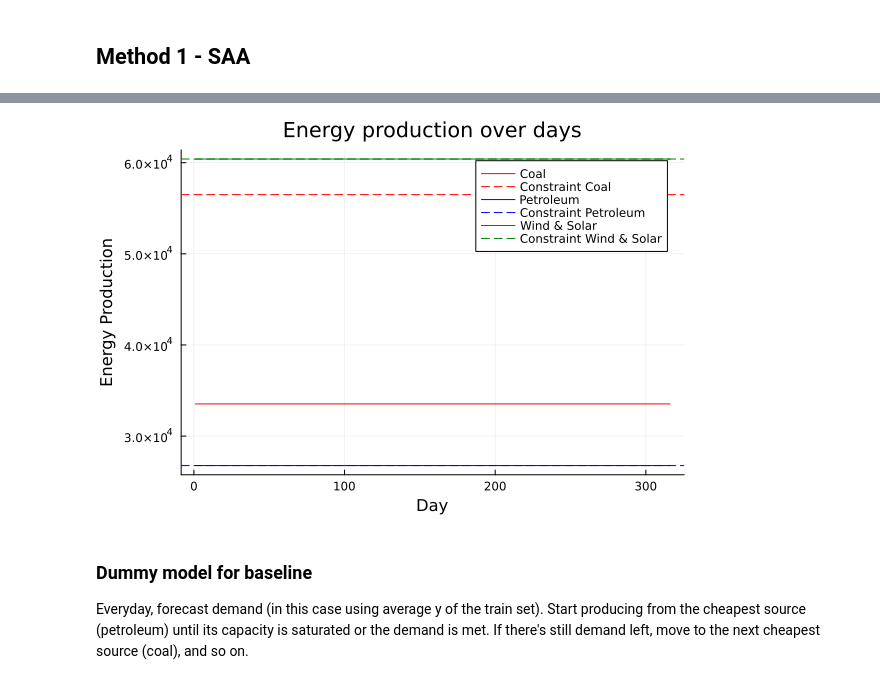
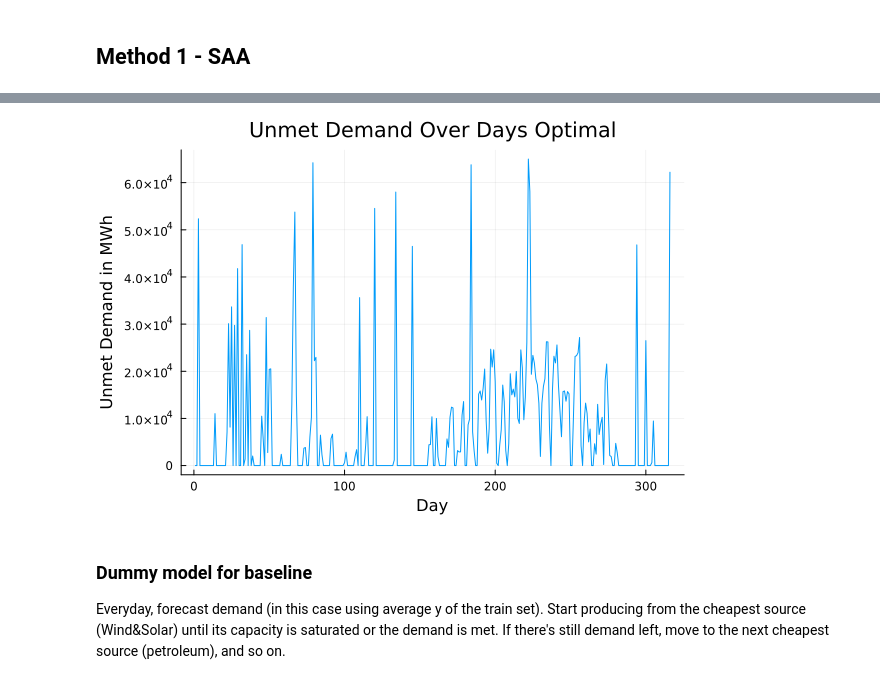
Before and after one commit to tommysalva/ml_proj, a Jupyter notebook: prescription.ipynb, the cells around one changed output, grey strips where cells are left out. Saved outputs shown, nothing was run; the diff lists cells and outputs as text; code cells hidden in the pictures.

```diff
--- a/prescription.ipynb
+++ b/prescription.ipynb
@@ -167,20 +231,13 @@ plot(days, not_met_true, title = "Unmet Demand Over Days", xlabel = "Day", ylabe
-# %%
-# Plot the production of the different types of energy over the days
-coal_production = prescriptions[1, :]
-petroleum_production = prescriptions[2, :]
-wind_solar_production = prescriptions[3, :]
-days = 1:T
-plot(days, coal_production, label = "Coal", color = :red, title = "Energy production over days", xlabel = "Day", ylabel = "Energy Production", legend = :topright)
-hline!([P[1]], color = :red, linestyle = :dash, label = "Constraint Coal")
-
-plot!(days, petroleum_production, label = "Petroleum", color = :blue)
-hline!([P[2]], color = :blue, linestyle = :dash, label = "Constraint Petroleum")
-
-plot!(days, wind_solar_production, label = "Wind & Solar", color = :green)
-hline!([P[3]], color = :green, linestyle = :dash, label = "Constraint Wind & Solar")
-# %% [output]
-[figure, removed]
+# %%
+produced = [res.produced for res in Optimal_evaluate_results]
+not_met_true = [res.not_met_true for res in Optimal_evaluate_results]
+days = 1:T
+
+# Plot for 'not_met_true'
+plot(days, not_met_true, title = "Unmet Demand Over Days Optimal", xlabel = "Day", ylabel = "Unmet Demand in MWh", legend = false)
+# %% [output]
+[figure, added]
 # %% [markdown]
 ### Dummy model for baseline
-Everyday, forecast demand (in this case using average y of the train set). Start producing from the cheapest source (petroleum) until its capacity is saturated or the demand is met. If there's still demand left, move to the next cheapest source (coal), and so on.
+Everyday, forecast demand (in this case using average y of the train set). Start producing from the cheapest source (Wind&Solar) until its capacity is saturated or the demand is met. If there's still demand left, move to the next cheapest source (petroleum), and so on.
 # %%
```
Also changed, not shown: parts of 19 cells of this notebook.
